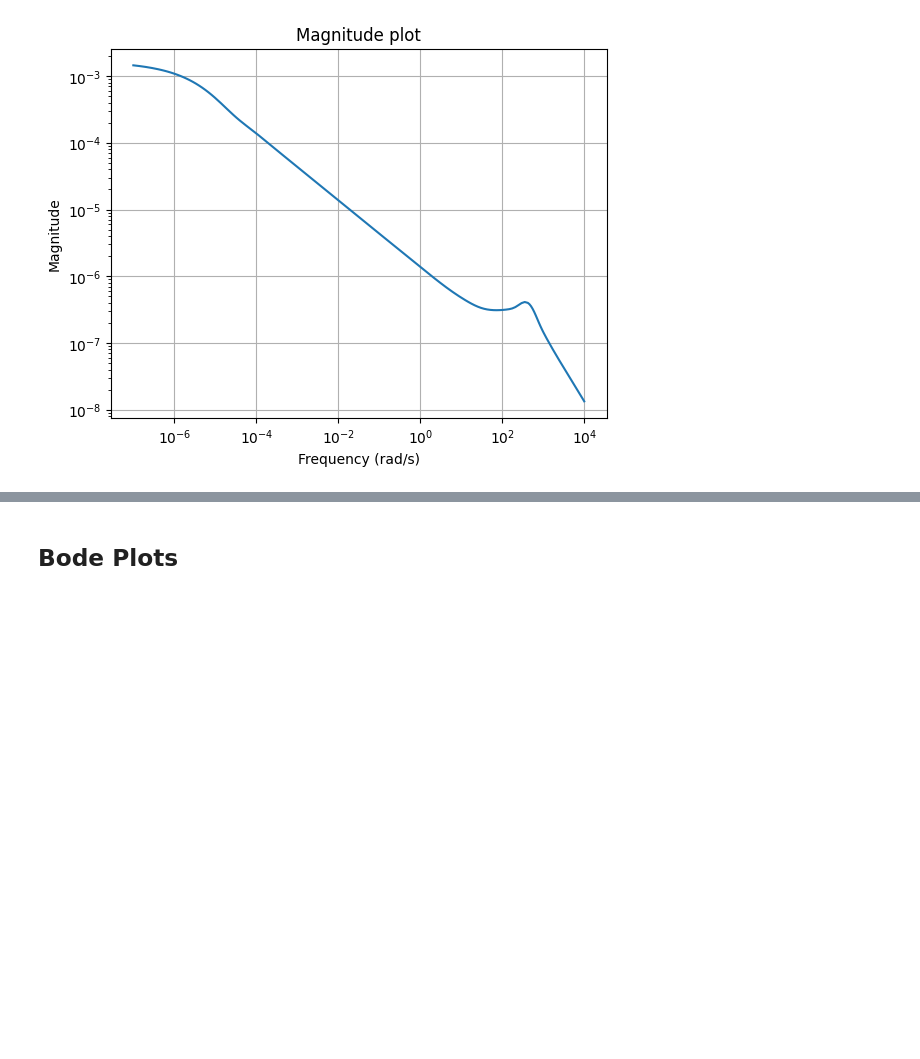
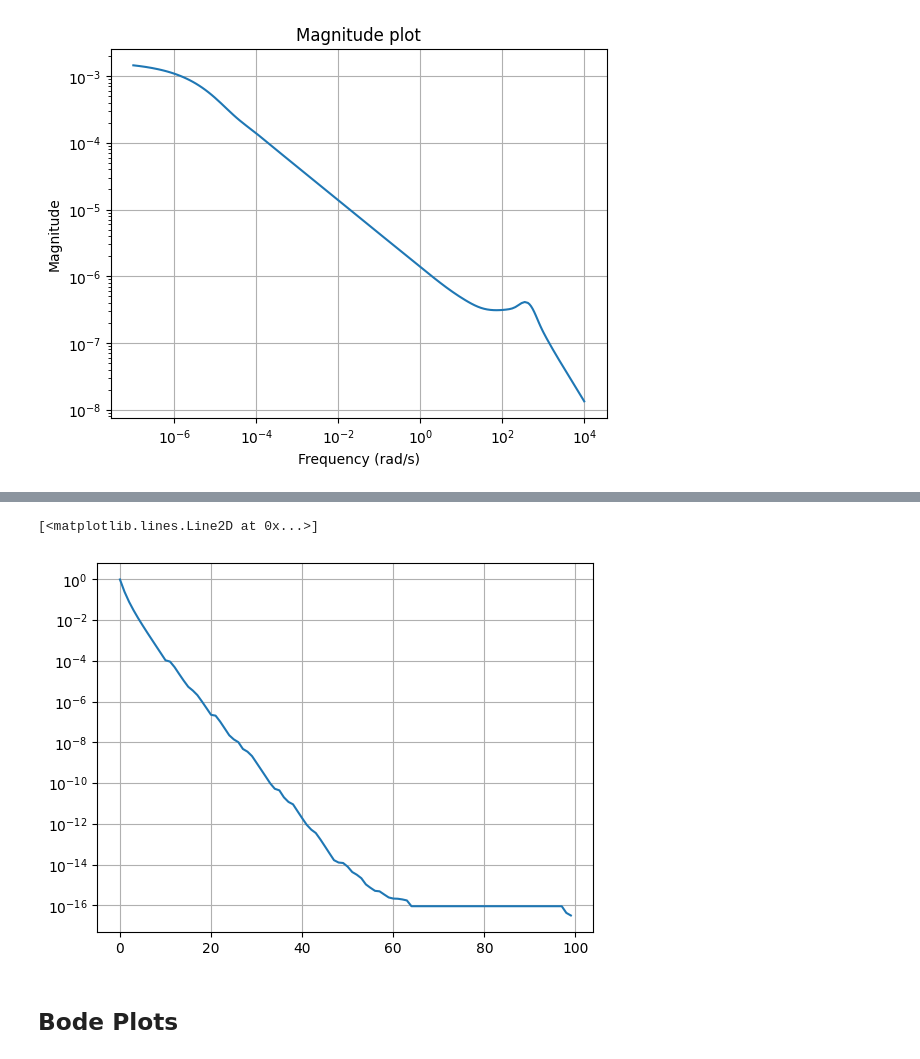
Before and after one commit to lbalicki/pymor-intro, a Jupyter notebook: pymor-intro.ipynb, the cells around one changed output, grey strips where cells are left out. Drawn from its saved outputs; the diff is of its cells as text; code cells hidden in the pictures; blank space fills up the shorter version.

```diff
--- a/pymor-intro.ipynb
+++ b/pymor-intro.ipynb
@@ -490,3 +494,11 @@ TransferFunction(1, 1, <function make_bary_func.<locals>.bary_func at 0x...>, pr
+# %%
+L, _, _, _ = loewner.loewner_quadruple()
+_, S, _ = spla.svd(L)
+
+plt.semilogy(S/S[0])
+# %% [output]
+[<matplotlib.lines.Line2D at 0x...>]
+[figure, added]
 # %% [markdown]
 ## Bode Plots
 # %%
```
Also changed, not shown: parts of 36 cells of this notebook, 8 other files.
